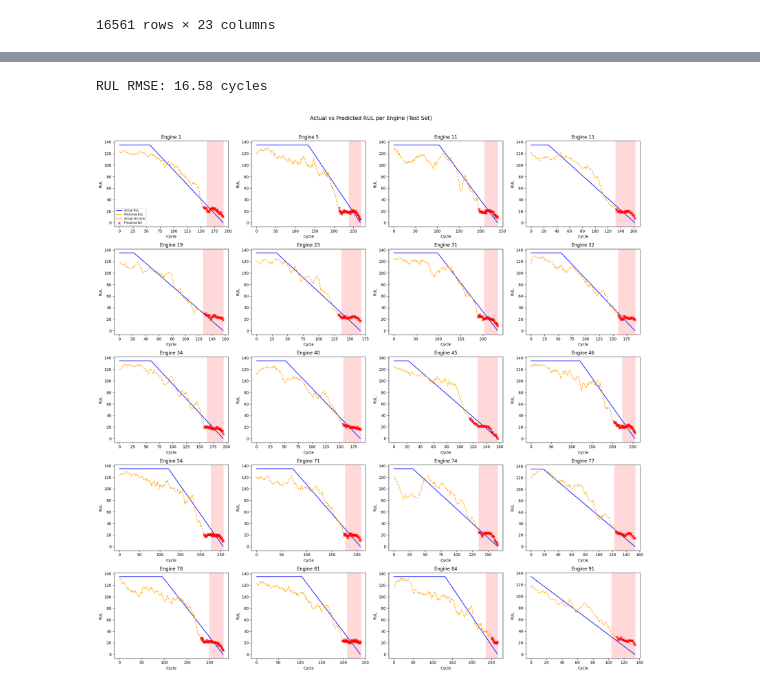
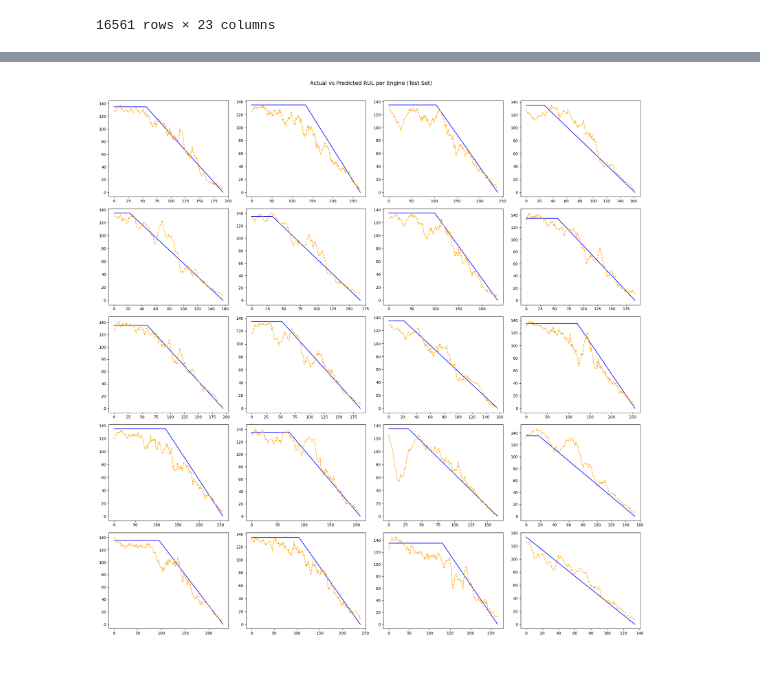
Before and after one commit to ichzann/NASA_Turbofan_Engine_Early_Warning, a Jupyter notebook: engine_fail.ipynb, the cells around one changed output, grey strips where cells are left out. Cells and saved outputs as stored; diff of their text form; code cells hidden in the pictures.

```diff
--- a/engine_fail.ipynb
+++ b/engine_fail.ipynb
@@ -201,17 +225,17 @@ num_features = X_train.shape[2]
 
 inputs = Input(shape=(seq_length, num_features), name="sensor_inputs")
 
-x = LSTM(64, return_sequences=False, name="shared_lstm", dropout=0.3)(inputs)
+x = LSTM(64, return_sequences=False, name="shared_lstm", dropout=0.1)(inputs)
 
 rul_out = Dense(1, activation='linear', name='rul_output')(x)
 fail_out = Dense(1, activation='sigmoid', name='fail_output')(x)
 pca_out = Dense(2, activation='linear', name='pca_output')(x)
 
-model = Model(inputs=inputs, outputs=[rul_out, fail_out, pca_out])
+model = Model(inputs=inputs, outputs=[rul_out,pca_out,fail_out] )#, fail_out, pca_out])
 # %%
 from tensorflow.keras.optimizers import Adam
 model.compile(
-    optimizer=Adam(learning_rate=0.0001),
+    optimizer=Adam(learning_rate=0.001),
 
     loss={
         "rul_output": "mse",
@@ -221,7 +245,7 @@ model.compile(
 
     loss_weights={
         "rul_output": 1.0,
-        "fail_output": 0.8,
+        "fail_output": 0.1,
         "pca_output": 0.1,
     },
 
@@ -327,15 +350,23 @@ plt.show()
 # %%
 from sklearn.metrics import confusion_matrix, ConfusionMatrixDisplay
 
-pred_rul, pred_fail_prob, pred_pca = model.predict(X_test)
-pred_rul = pred_rul.flatten()
-pred_fail = (pred_fail_prob.flatten() >= 0.5).astype(int)
+predictions  = model.predict(X_val)
+
+
+pred_rul = predictions[0].flatten()
 
 # Recover per-engine sample counts (same order as sliding_window)
-engine_ids_ordered = df_test_engines["0"].unique()
-engine_lengths = [len(df_test_engines[df_test_engines["0"] == eid]) for eid in engine_ids_ordered]
+engine_ids_ordered = df_val_engines["0"].unique()
+engine_lengths = [len(df_val_engines[df_val_engines["0"] == eid]) for eid in engine_ids_ordered]
 
 # Unscale RUL back to cycles
-actual_rul_cycles = y_test_rul * RUL_CAP
+actual_rul_cycles = y_val_rul * RUL_CAP
 pred_rul_cycles = pred_rul * RUL_CAP
+
+from sklearn.metrics import mean_squared_error
+
+rmse = np.sqrt(mean_squared_error(actual_rul_cycles, pred_rul_cycles))
+print(f"Train RUL RMSE: {rmse:.2f} cycles")
+
+model.save("engine_fail_pred.keras")
 # %% [output]
@@ -343,50 +375,27 @@ pred_rul_cycles = pred_rul * RUL_CAP
-# %%
-from sklearn.metrics import mean_squared_error
-
-rmse = np.sqrt(mean_squared_error(actual_rul_cycles, pred_rul_cycles))
-print(f"RUL RMSE: {rmse:.2f} cycles")
-# %% [output]
-RUL RMSE: 16.58 cycles
 # %%
 n_engines = len(engine_ids_ordered)
 cols = 4
 rows = (n_engines + cols - 1) // cols
 
 fig, axes = plt.subplots(rows, cols, figsize=(5 * cols, 4 * rows))
 axes = axes.flatten()
 
 offset = 0
 for idx, (eid, length) in enumerate(zip(engine_ids_ordered, engine_lengths)):
     ax = axes[idx]
     sl = slice(offset, offset + length)
     cycles = np.arange(length)
 
     ax.plot(cycles, actual_rul_cycles[sl], label='Actual RUL', color='blue')
     ax.plot(cycles, pred_rul_cycles[sl], label='Predicted RUL', color='orange', linestyle='--')
 
-    # Mark actual fail_10 zone
-    actual_fail_mask = y_test_fail[sl] == 1
-    if actual_fail_mask.any():
-        ax.axvspan(cycles[actual_fail_mask][0], cycles[-1], alpha=0.15, color='red', label='Actual fail zone')
-
-    # Mark predicted fail_10 points
-    pred_fail_mask = pred_fail[sl] == 1
-    if pred_fail_mask.any():
-        ax.scatter(cycles[pred_fail_mask], pred_rul_cycles[sl][pred_fail_mask],
-                   color='red', marker='x', s=30, zorder=5, label='Predicted fail')
-
-    ax.set_title(f'Engine {int(eid)}')
-    ax.set_xlabel('Cycle')
-    ax.set_ylabel('RUL')
-    if idx == 0:
-        ax.legend(fontsize=7)
     offset += length
 
 for j in range(idx + 1, len(axes)):
     axes[j].set_visible(False)
 
 plt.suptitle('Actual vs Predicted RUL per Engine (Test Set)', fontsize=14, y=1.01)
 plt.tight_layout()
 plt.show()
 # %% [output]
-[figure, old version]
+[figure, new version]
```
Also changed, not shown: parts of 19 cells of this notebook, 2 other files.
